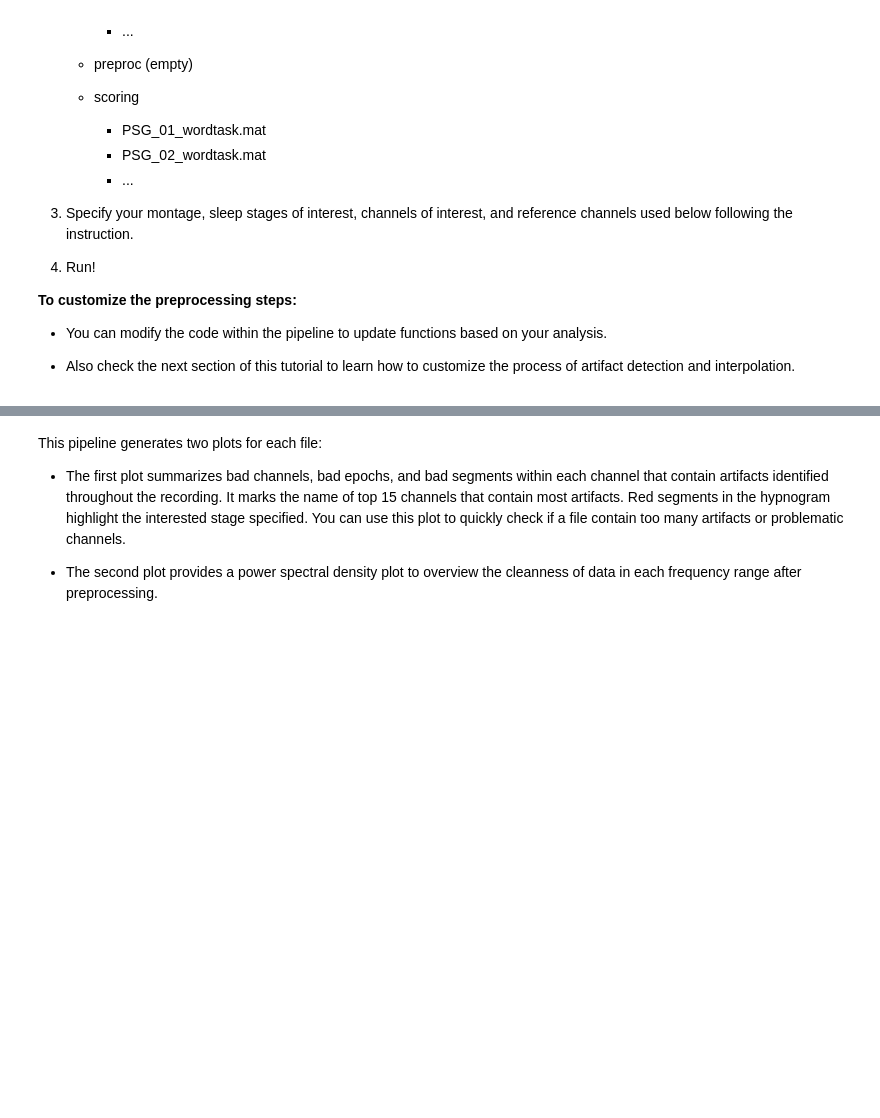
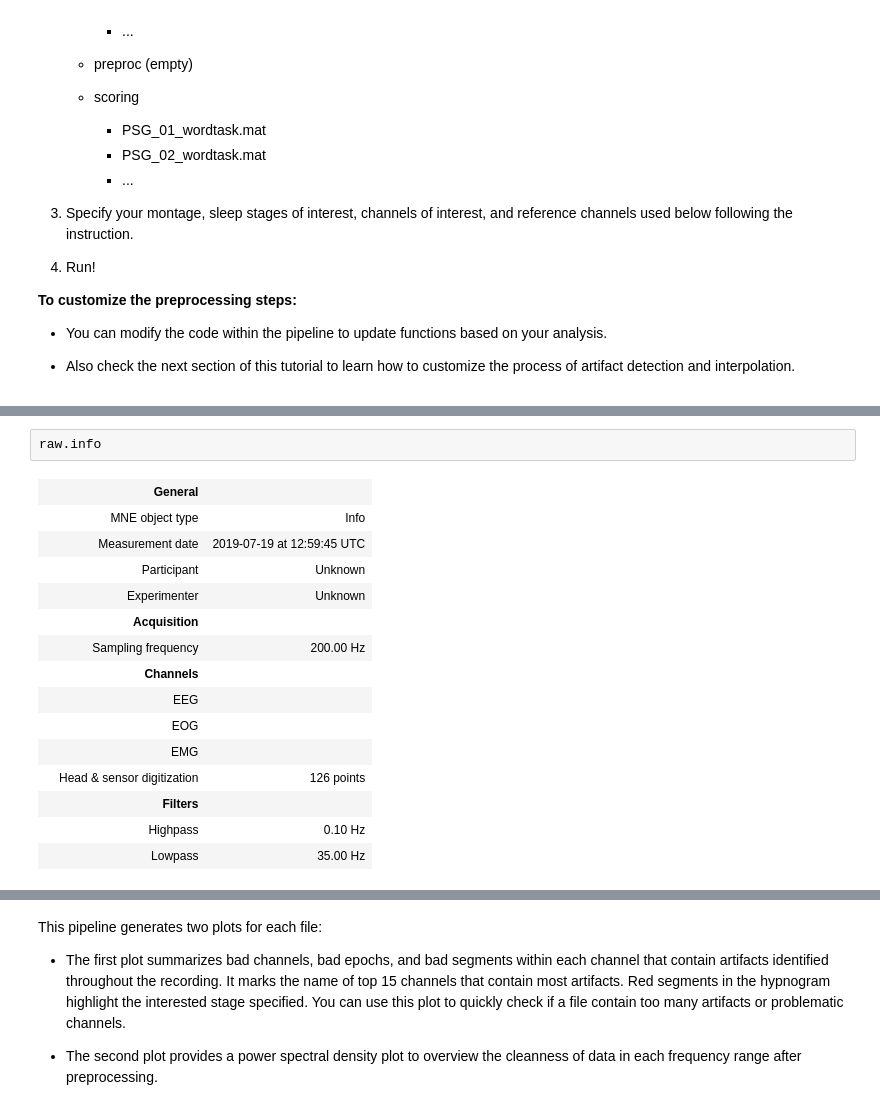
Before and after one commit to Theaang/signal-processing, a Jupyter notebook: preprocessing_tutorial.ipynb, the cells around one changed output, grey strips where cells are left out. Cells and saved outputs as stored; diff of their text form; blank space fills up the shorter version.

```diff
--- a/preprocessing_tutorial.ipynb
+++ b/preprocessing_tutorial.ipynb
@@ -76,0 +110,18 @@ The data structure before preprocessing should be similar to:
+# %%
+raw.info
+# %% [output]
+|  | General |  |
+|  | MNE object type | Info |
+|  | Measurement date | 2019-07-19 at 12:59:45 UTC |
+|  | Participant | Unknown |
+|  | Experimenter | Unknown |
+|  | Acquisition |  |
+|  | Sampling frequency | 200.00 Hz |
+|  | Channels |  |
+|  | EEG |  |
+|  | EOG |  |
+|  | EMG |  |
+|  | Head & sensor digitization | 126 points |
+|  | Filters |  |
+|  | Highpass | 0.10 Hz |
+|  | Lowpass | 35.00 Hz |
```
Also changed, not shown: parts of 4 cells of this notebook, 1 other file.
